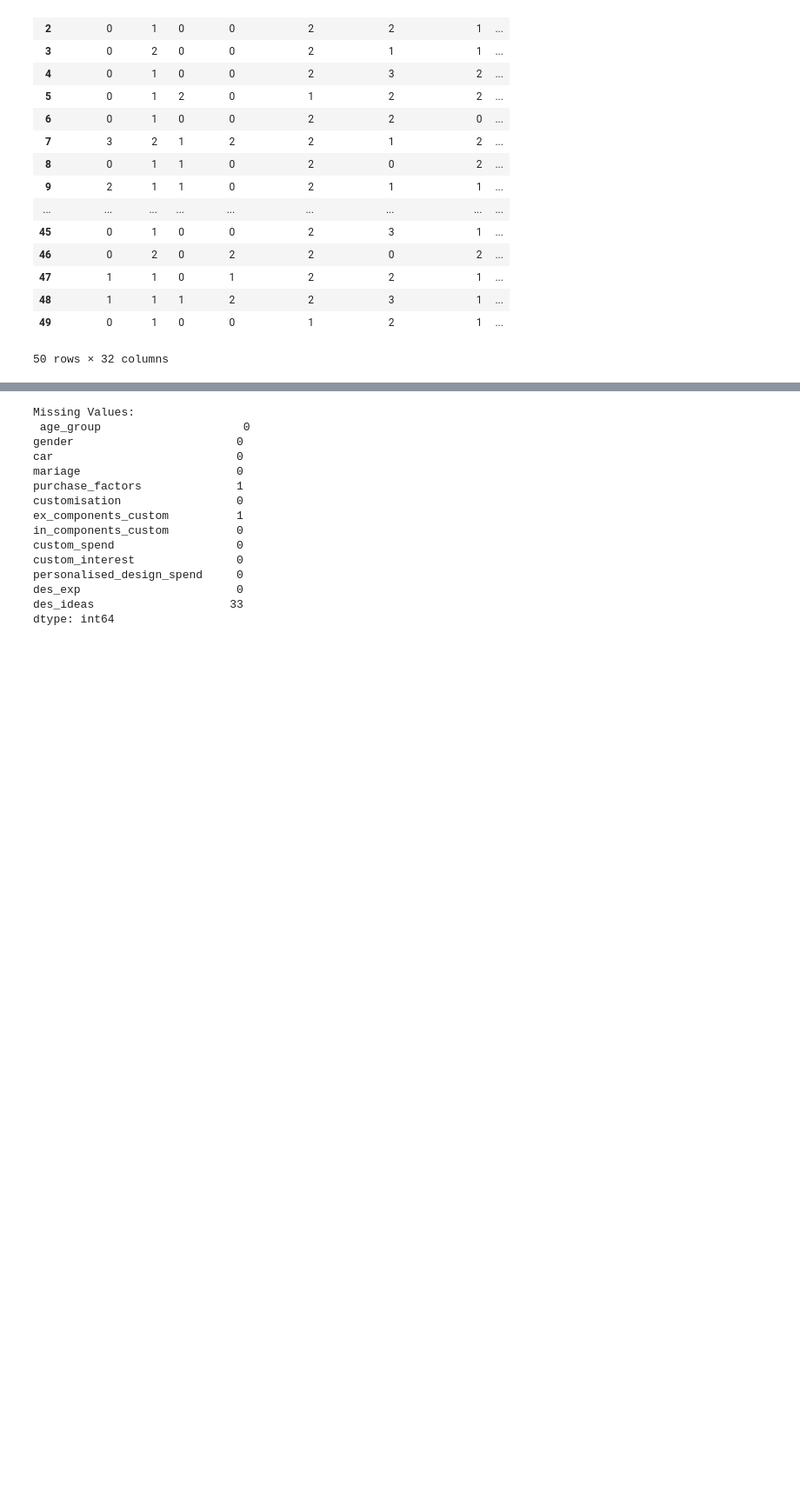
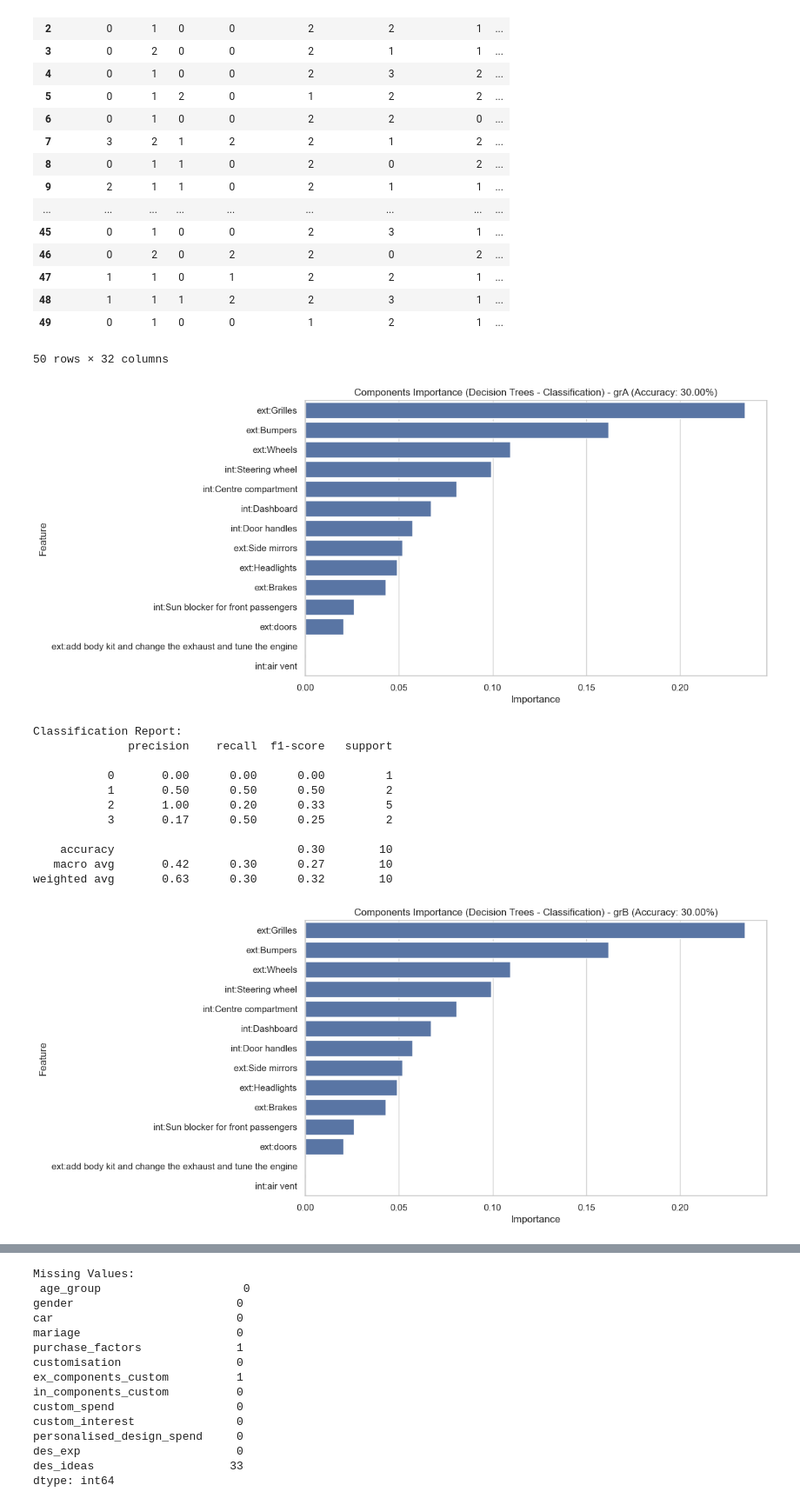
Before and after one commit to bentjh01/MA4829_Machine_Intelligence, a Jupyter notebook: data_exploration.ipynb, the cells around one changed output, grey strips where cells are left out. Shown at 87% size. Saved outputs shown, nothing was run; the diff lists cells and outputs as text; code cells hidden in the pictures; blank space fills up the shorter version.

```diff
--- a/data_exploration.ipynb
+++ b/data_exploration.ipynb
@@ -231,3 +231,75 @@ encoded_df
 | 48 | 1 | 1 | 1 | 2 | 2 | 3 | 1 | ... |
 | 49 | 0 | 1 | 0 | 0 | 1 | 2 | 1 | ... |
 50 rows × 32 columns
+# %%
+from sklearn.model_selection import train_test_split
+from sklearn.tree import DecisionTreeClassifier
+from sklearn.metrics import accuracy_score, classification_report
+
+grA = encoded_df[encoded_df['car'] > 0]
+grB = encoded_df[encoded_df['car'] == 0]
+
+
+# Combine grA and grB into a single DataFrame
+combined_df = pd.concat([grA, grB], ignore_index=True)
+
+# Define the features (X) and target variable (y)
+components_cols = ['ext:Brakes', 'ext:Bumpers', 'ext:Grilles', 'ext:Headlights', 'ext:Side mirrors',
+                    'ext:Wheels', 'ext:add body kit and change the exhaust and tune the engine',
+                    'ext:doors', 'int:Centre compartment', 'int:Dashboard', 'int:Door handles',
+                    'int:Steering wheel', 'int:Sun blocker for front passengers', 'int:air vent']
+
+X = combined_df[components_cols]
+y = combined_df['custom_spend']
+
+# Split the data into training and test sets
+X_train, X_test, y_train, y_test = train_test_split(X, y, test_size=0.2, random_state=42)
+
+# Function to analyze importance of interior and exterior components for custom spend classification using Decision Trees
+def analyze_components_importance_classification_dt(X_train, X_test, y_train, y_test, components_cols, title):
+    # Fit a DecisionTreeClassifier model
+    model = DecisionTreeClassifier(random_state=42)
+    model.fit(X_train, y_train)
+
+    # Predict on the test set
+    y_pred = model.predict(X_test)
+
+    # Calculate accuracy
+    accuracy = accuracy_score(y_test, y_pred)
+
+    # Classification report
+    report = classification_report(y_test, y_pred)
+
+    # Feature importance
+    feature_importance = model.feature_importances_
+
+    # Create a DataFrame to visualize feature importance
+    importance_df = pd.DataFrame({'Feature': components_cols, 'Importance': feature_importance})
+
+    # Plot feature importance
+    plt.figure(figsize=(10, 6))
+    sns.barplot(x='Importance', y='Feature', data=importance_df.sort_values(by='Importance', ascending=False))
+    plt.title(f'Components Importance (Decision Trees - Classification) - {title} (Accuracy: {accuracy:.2%})')
+    plt.show()
+
+    print(f'Classification Report:\n{report}')
+
+# Analyze components importance for grA using Decision Trees classification
+analyze_components_importance_classification_dt(X_train, X_test, y_train, y_test, components_cols, 'grA')
+
+# Analyze components importance for grB using Decision Trees classification
+analyze_components_importance_classification_dt(X_train, X_test, y_train, y_test, components_cols, 'grB')
+# %% [output]
+[figure, added]
+Classification Report:
+              precision    recall  f1-score   support
+
+           0       0.00      0.00      0.00         1
+           1       0.50      0.50      0.50         2
+           2       1.00      0.20      0.33         5
+           3       0.17      0.50      0.25         2
+
+    accuracy                           0.30        10
+   macro avg       0.42      0.30      0.27        10
+weighted avg       0.63      0.30      0.32        10
+[figure, added]
```
Also changed, not shown: parts of 2 cells of this notebook.
